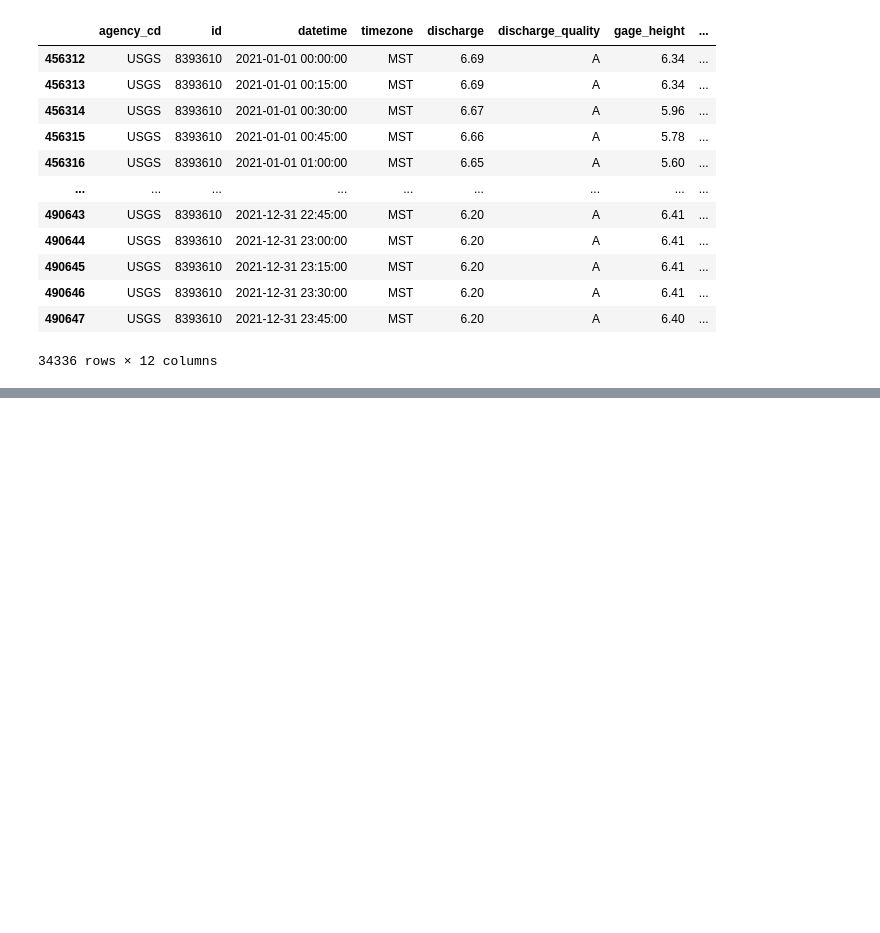
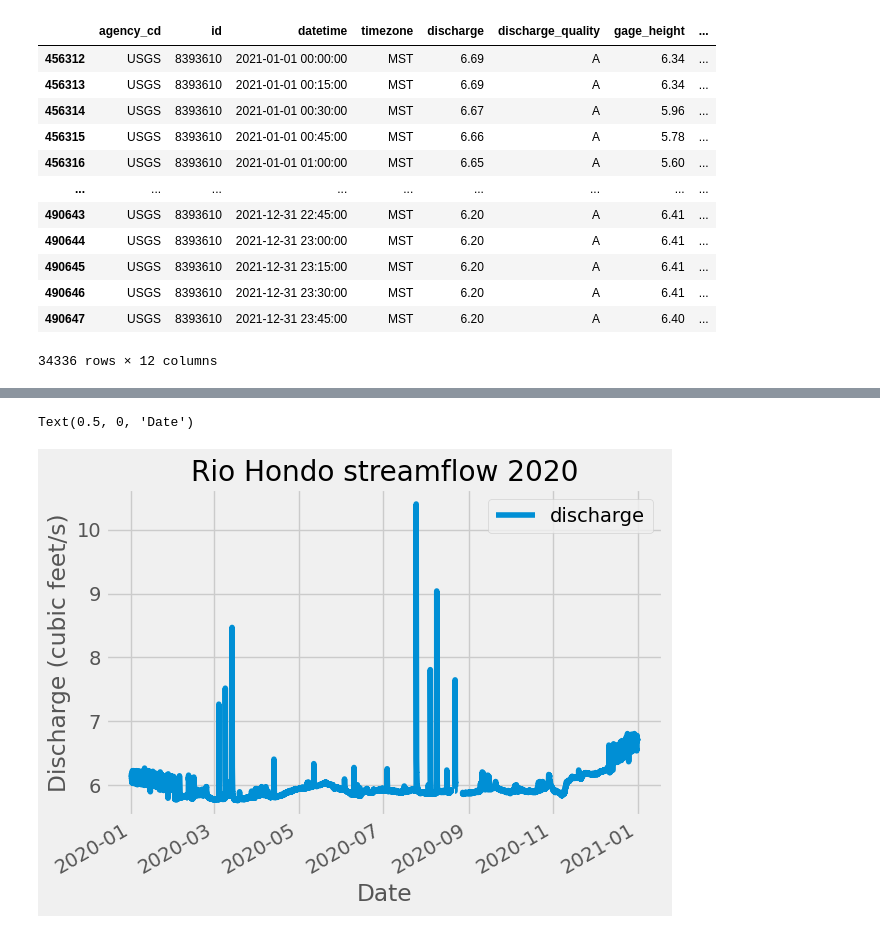
Before and after one commit to drpafowler/SpringRiver, a Jupyter notebook: eda.ipynb, the cells around one changed output, grey strips where cells are left out. Drawn from its saved outputs; the diff is of its cells as text; code cells hidden in the pictures; blank space fills up the shorter version.

```diff
--- a/eda.ipynb
+++ b/eda.ipynb
@@ -157,0 +197,8 @@ Text(0.5, 0, 'Day of the year')
+# %%
+discharge_2020.plot()
+plt.title('Rio Hondo streamflow 2020')
+plt.ylabel('Discharge (cubic feet/s)')
+plt.xlabel('Date')
+# %% [output]
+Text(0.5, 0, 'Date')
+[figure, added]
```
Also changed, not shown: parts of 20 cells of this notebook, 1 other file.
